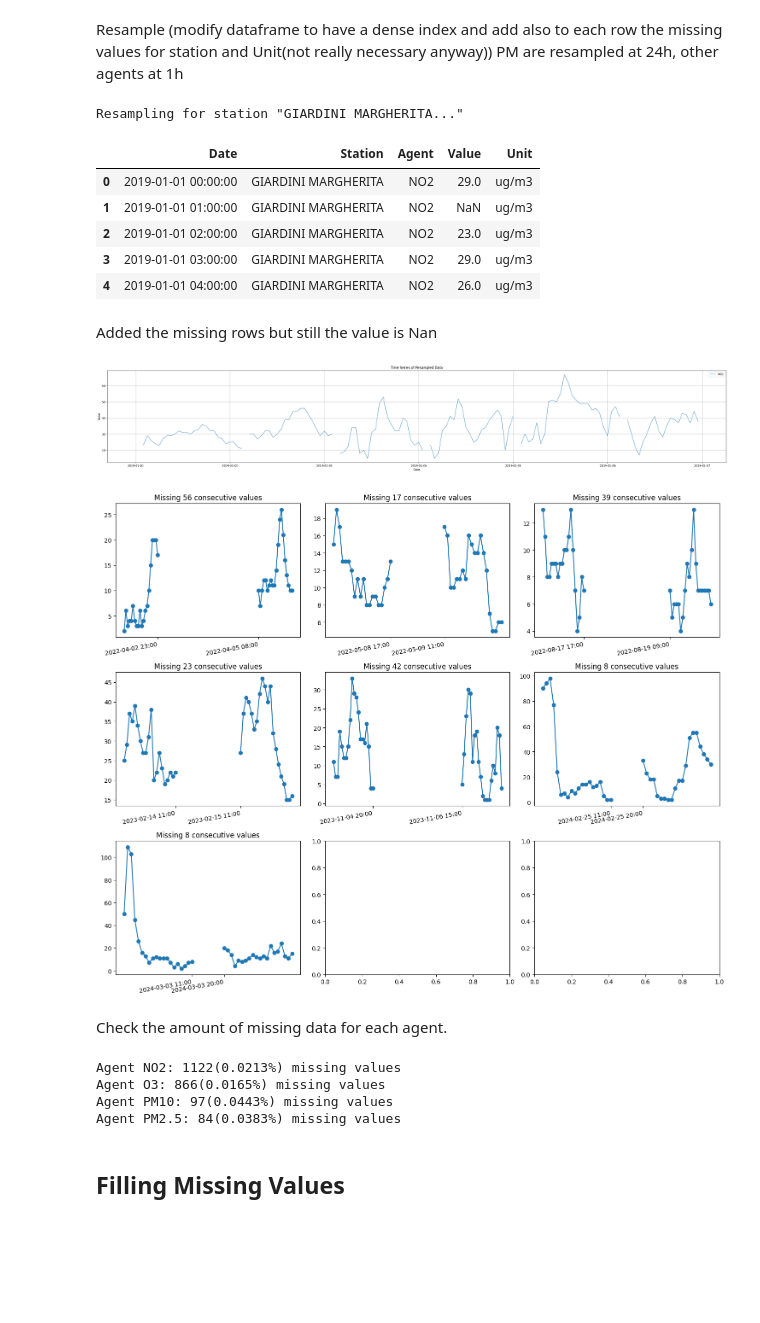
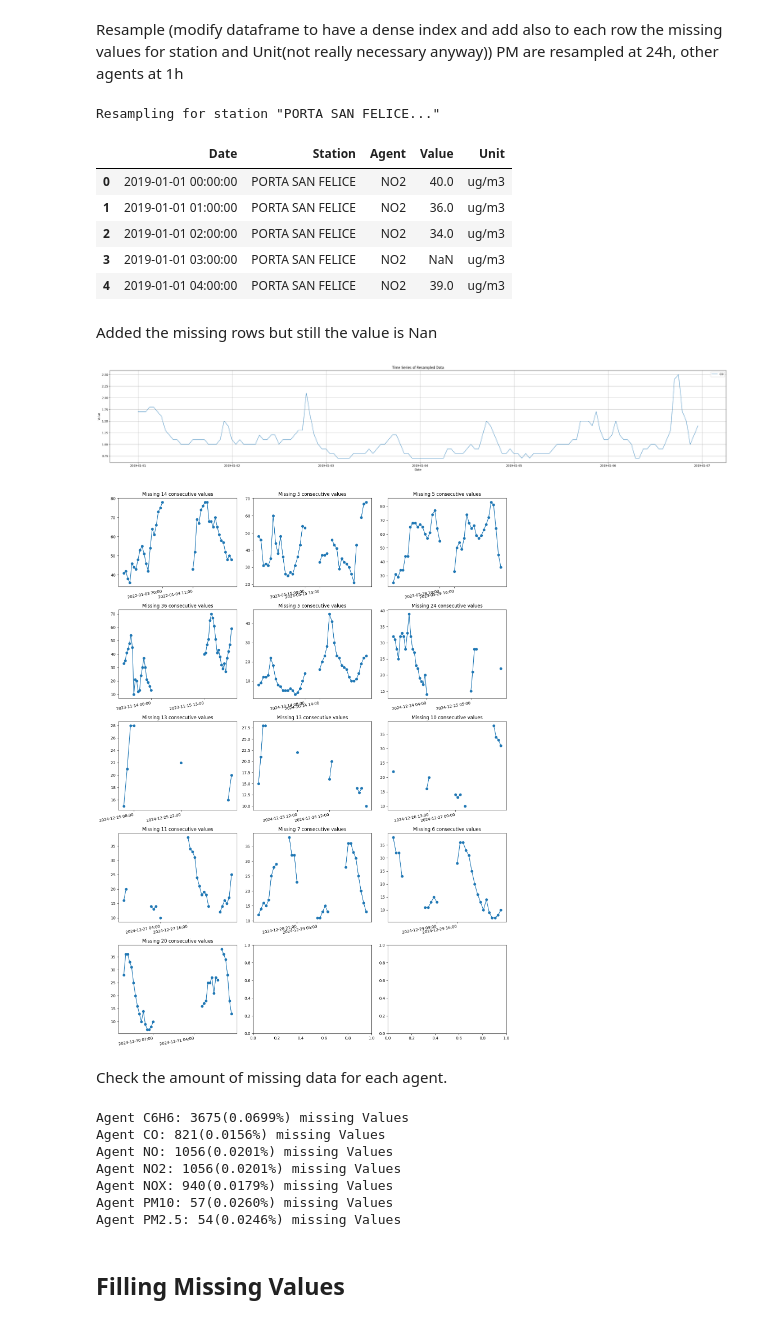
Before and after one commit to davidesonno/AII-project, a Jupyter notebook: 1-pollution_preprocessing.ipynb, the cells around one changed output. Cells and saved outputs as stored; diff of their text form; code cells hidden in the pictures; blank space fills up the shorter version.

```diff
--- a/1-pollution_preprocessing.ipynb
+++ b/1-pollution_preprocessing.ipynb
@@ -152,49 +152,52 @@ agents_dict = {
     'C6H6': '1h'
 }
 
-resampled_giardini_df = resample_df_on_column(station_dfs[stations[0]], agents_dict)
-resampled_giardini_df[resampled_giardini_df['Agent'] == 'NO2'].head()
+resampled_san_felice_df = resample_df_on_column(station_dfs[stations[1]], agents_dict)
+resampled_san_felice_df[resampled_san_felice_df['Agent'] == 'NO2'].head()
 # %% [output]
-Resampling for station "GIARDINI MARGHERITA..."
+Resampling for station "PORTA SAN FELICE..."
 |  | Date | Station | Agent | Value | Unit |
-| 0 | 2019-01-01 00:00:00 | GIARDINI MARGHERITA | NO2 | 29.0 | ug/m3 |
-| 1 | 2019-01-01 01:00:00 | GIARDINI MARGHERITA | NO2 | NaN | ug/m3 |
-| 2 | 2019-01-01 02:00:00 | GIARDINI MARGHERITA | NO2 | 23.0 | ug/m3 |
-| 3 | 2019-01-01 03:00:00 | GIARDINI MARGHERITA | NO2 | 29.0 | ug/m3 |
-| 4 | 2019-01-01 04:00:00 | GIARDINI MARGHERITA | NO2 | 26.0 | ug/m3 |
+| 0 | 2019-01-01 00:00:00 | PORTA SAN FELICE | NO2 | 40.0 | ug/m3 |
+| 1 | 2019-01-01 01:00:00 | PORTA SAN FELICE | NO2 | 36.0 | ug/m3 |
+| 2 | 2019-01-01 02:00:00 | PORTA SAN FELICE | NO2 | 34.0 | ug/m3 |
+| 3 | 2019-01-01 03:00:00 | PORTA SAN FELICE | NO2 | NaN | ug/m3 |
+| 4 | 2019-01-01 04:00:00 | PORTA SAN FELICE | NO2 | 39.0 | ug/m3 |
 # %% [markdown]
 Added the missing rows but still the value is Nan
 # %%
 start_date=datetime(2019,1,1)
 end_date=datetime(2019,1,7)
 
-to_plot = resampled_giardini_df[resampled_giardini_df['Agent']=='NO2']
+to_plot = resampled_san_felice_df[resampled_san_felice_df['Agent']=='CO']
 
-# plot_time_series([giardini_df[giardini_df['Agent']=='NO2']], 'Value', 'Date', legends=['NO2'], start_date=start_date, end_date=end_date, title='Original Data')
-plot_time_series([to_plot], 'Value', 'Date', legends=['NO2'], start_date=start_date, end_date=end_date, title='Resampled Data')
+# plot_time_series([giardini_df[giardini_df['Agent']=='CO']], 'Value', 'Date', legends=['CO'], start_date=start_date, end_date=end_date, title='Original Data')
+plot_time_series([to_plot], 'Value', 'Date', legends=['CO'], start_date=start_date, end_date=end_date, title='Resampled Data')
 # %% [output]
-[figure, old version]
+[figure, new version]
 # %%
 start_date=datetime(2022,1,1)
 end_date=datetime(2025,1,1)
 
 # display the gaps of at lest 5 hours of NO2
-plot_missing_Value_gaps(to_plot,start_date=start_date, end_date=end_date,
+plot_missing_value_gaps(to_plot,start_date=start_date, end_date=end_date,
                          min_gap=5, surrounding_vals=20)
 # %% [output]
-[figure, old version]
+[figure, new version]
 # %% [markdown]
 Check the amount of missing data for each agent.
 # %%
-for agent in np.unique(resampled_giardini_df['Agent']):
-    count = resampled_giardini_df[resampled_giardini_df['Agent']==agent].isna().sum()['Value']
-    tot = len(resampled_giardini_df[resampled_giardini_df['Agent']==agent])
+for agent in np.unique(resampled_san_felice_df['Agent']):
+    count = resampled_san_felice_df[resampled_san_felice_df['Agent']==agent].isna().sum()['Value']
+    tot = len(resampled_san_felice_df[resampled_san_felice_df['Agent']==agent])
     print(f'Agent {agent}: {count}({count/tot:.4f}%) missing Values')
 # %% [output]
-Agent NO2: 1122(0.0213%) missing values
-Agent O3: 866(0.0165%) missing values
-Agent PM10: 97(0.0443%) missing values
-Agent PM2.5: 84(0.0383%) missing values
+Agent C6H6: 3675(0.0699%) missing Values
+Agent CO: 821(0.0156%) missing Values
+Agent NO: 1056(0.0201%) missing Values
+Agent NO2: 1056(0.0201%) missing Values
+Agent NOX: 940(0.0179%) missing Values
+Agent PM10: 57(0.0260%) missing Values
+Agent PM2.5: 54(0.0246%) missing Values
 # %% [markdown]
 ## Filling Missing Values
 # %% [markdown]
```
Also changed, not shown: 2 other files.
